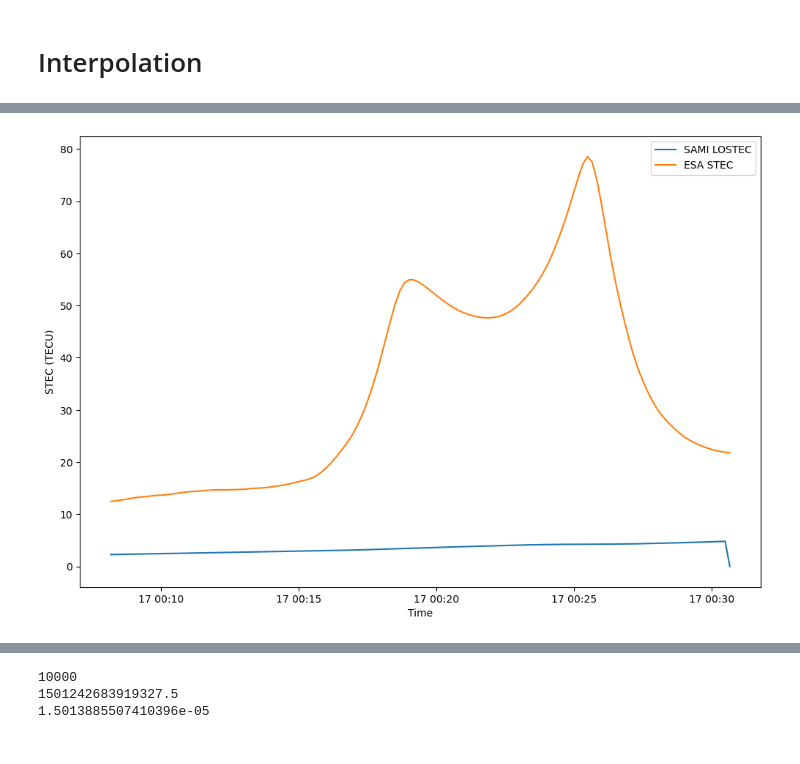
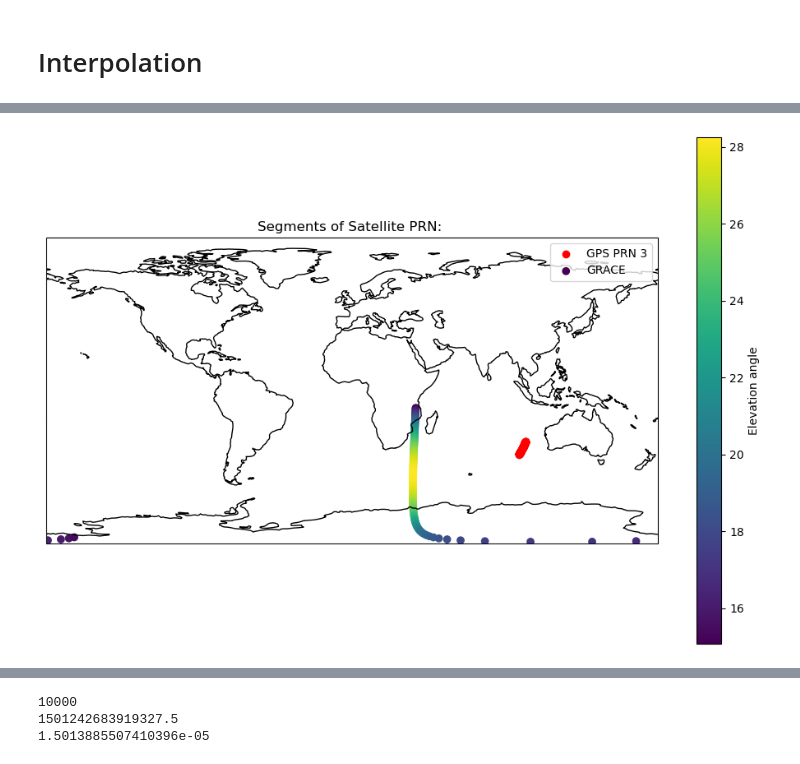
Before and after one commit to abukowski21/sat-interp-tid-analysis, a Jupyter notebook: esa_lostec.ipynb, the cells around one changed output, grey strips where cells are left out. Drawn from its saved outputs; the diff is of its cells as text; code cells hidden in the pictures.

Commit message:
LOSTEC calculated for multiple satellite segments from SAMI3

```diff
--- a/esa_lostec.ipynb
+++ b/esa_lostec.ipynb
@@ -372,30 +385,39 @@ print(sami.lat[:10].values, sami.lon[:10].values, sami.alt[:10].values)
 eden = []
 for i in tqdm(range(len(time_r))):
     e = sami.edens.sel(sami_time=time_r[i], method='nearest')
+    '''
+    plt.scatter(sami.alt.values, e)
+    plt.xlabel('Altitude')
+    plt.ylabel('edens')
+    plt.show()
+
     plt.plot(e)
     plt.show()
 
     plt.plot(sami.lat[:1000].values)
     break
+    '''
 
     eden.append(e[i].values)
 
     if i < len(time_r) -1 and index[i] != index[i+1]:
+
         tec = sum(eden[:-1])
 
 
-        num = np.geomspace(1e-3, sep_r[i], len(eden))
+        num_s = sep_r[i]*num
 
         stec = 0
         for j in range(len(num)-1):
-            s = num[j+1] - num[j]
+            s = num_s[j+1] - num_s[j]
             stec += s*(eden[j] + eden[j+1])*0.5*1e6
 
 
         stec = stec/1e16
 
         #stec = tec*sep_r[i]/((N-1)*1e16)*1e6
-        print(stec)
+
+        #print(stec)
         data_n[index[i]][col+5] = stec
         eden = []
 
@@ -413,20 +433,82 @@ for i in tqdm(range(len(time_r))):
 # %%
+from ecef_geodetic import ecef_to_lla
+
 time_stec = []
 stec_sami = []
 stec_esa = []
+lat_stec = []
+lon_stec = []
+stec_elev = []
+lat_grace = []
+lon_grace = []
 
-for i in range(50, 186):
-    time_stec.append(data_n[i][2])
-    stec_sami.append(data_n[i][col+5])
-    stec_esa.append(data_n[i][col+3])
+col = prn*6
+
+#for i in range(50, 185):
+#for i in range(451, 567):
+#for i in range(967, 1146):
+#for i in range(2389, 2536):
+#for i in range(2952, 3088):
+for i in range(3519, 3650):
+    if data_n[i][col+5] != 0:
+        time_stec.append(data_n[i][2])
+        stec_sami.append(data_n[i][col+5])
+        stec_esa.append(data_n[i][col+3])
+        stec_elev.append(data_n[i][col+4])
+
+        la, lo, al = ecef_to_lla(data_n[i][col], data_n[i][col+1], data_n[i][col+2])
+        lat_stec.append(la)
+        lon_stec.append(lo)
+
+
+        la_g, lo_g, al_g = ecef_to_lla(data_n[i][3], data_n[i][4], data_n[i][5])
+        lat_grace.append(la_g)
+        lon_grace.append(lo_g)
+#print(lon_grace)
 
 #print(time_stec)
 #print(stec_sami)
 
 plt.figure(figsize=(12,8))
+ax = plt.subplot(projection=ccrs.PlateCarree())
+ax.set_extent([-180, 180, -90, 90], crs=ccrs.PlateCarree())
+ax.scatter(lon_stec, lat_stec, label = 'GPS PRN ' + str(prn), c = 'red')
+scatter = ax.scatter(lon_grace, lat_grace, label = 'GRACE', c = stec_elev)
+cbar = plt.colorbar(scatter, ax=ax, orientation = 'vertical')
+cbar.set_label('Elevation angle')
+ax.coastlines()
+plt.legend()
+plt.title('Segments of Satellite PRN: ' )
+plt.show()
+
+
+
+avg_lon = sum(lon_stec)/len(lon_stec)
+
+
+plt.figure(figsize=(12,8))
 plt.plot(time_stec, stec_sami, label='SAMI LOSTEC')
 plt.plot(time_stec, stec_esa, label='ESA STEC')
+scatter = plt.scatter(time_stec, stec_esa, c = stec_elev)
+cbar = plt.colorbar(scatter, orientation = 'vertical')
+cbar.set_label('Elevation angle')
 plt.legend()
+plt.title('STEC for Ray from GRACE to GPS PRN: ' + str(prn) + ' satellite and Avg_lon = ' + str(avg_lon))
 plt.ylabel('STEC (TECU)')
 plt.xlabel('Time')
+
+
+
+'''
+plt.figure(figsize=(12,8))
+plt.plot(lat_stec, stec_sami, label='SAMI LOSTEC')
+plt.plot(lat_stec, stec_esa, label='ESA STEC')
+scatter = plt.scatter(lat_stec, stec_esa, c = stec_elev)
+cbar = plt.colorbar(scatter, orientation = 'vertical')
+cbar.set_label('Elevation angle')
+plt.legend()
+plt.title('STEC for Ray from GRACE to GPS PRN: ' + str(prn) + ' satellite and Avg_lon = ' + str(avg_lon))
+plt.ylabel('STEC (TECU)')
+plt.xlabel('Latitude')
+''';
 # %% [output]
@@ -434 +515 @@ Text(0.5, 0, 'Time')
-[figure, old version]
+[figure, new version]
```
Also changed, not shown: parts of 11 cells of this notebook.
